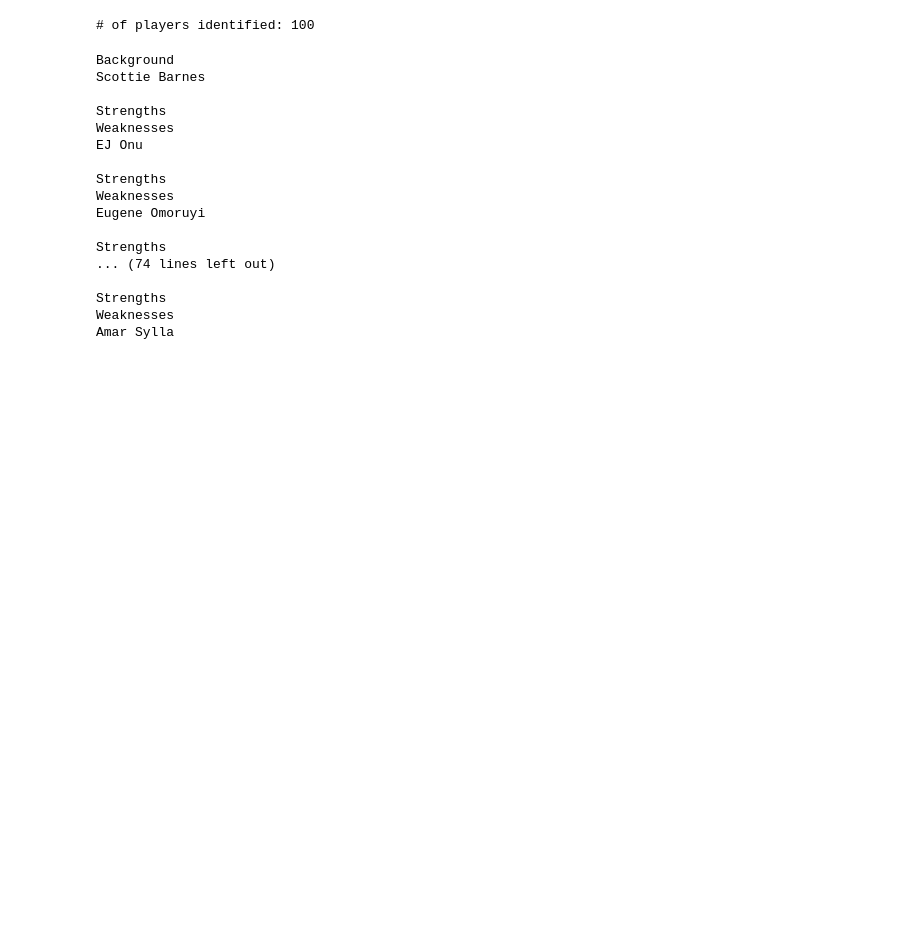
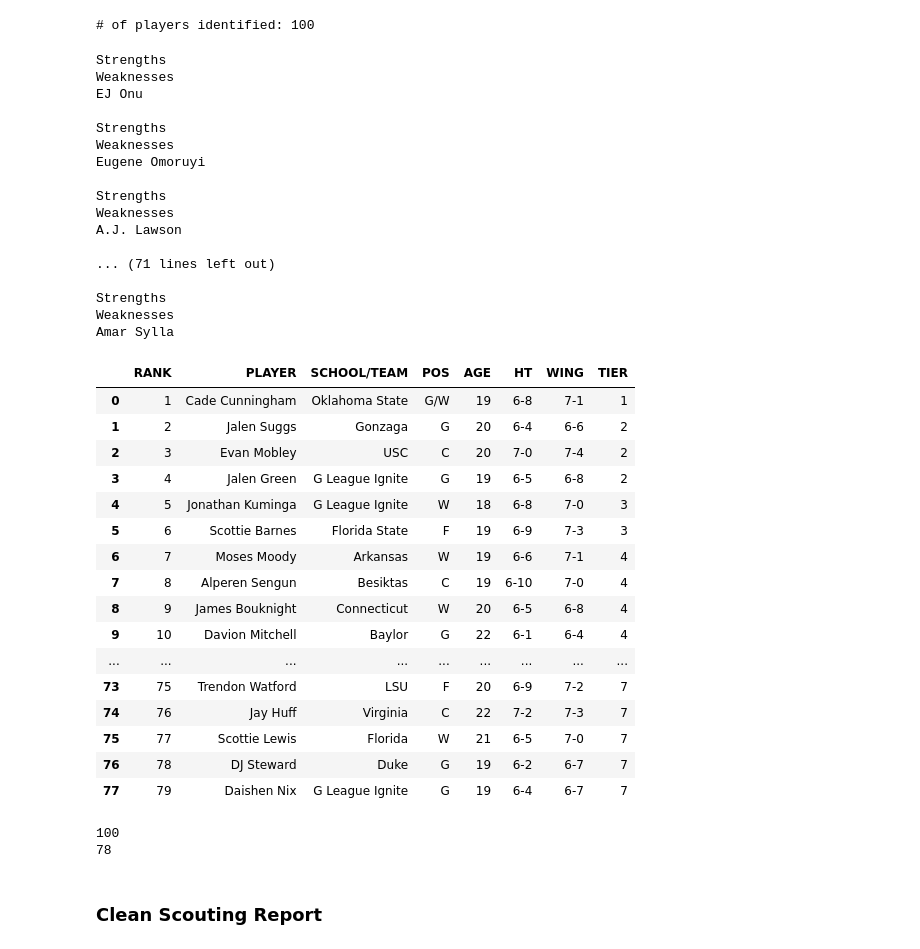
Before and after one commit to xulianrenzoku/decode-vecenie, a Jupyter notebook: data_processors/process_data_2021.ipynb, the cells around one changed output. Saved outputs shown, nothing was run; the diff lists cells and outputs as text; code cells hidden in the pictures; blank space fills up the shorter version.

```diff
--- a/data_processors/process_data_2021.ipynb
+++ b/data_processors/process_data_2021.ipynb
@@ -205,15 +203,18 @@ def check_categories(sc):
             print(cat)
             n_err += 1
     return n_err
+# %%
+# Minor Edit
+sr_dict['Scottie Barnes'][2] = 'Background '
 # %%
+players_removed = []
+
 for player in sr_dict.keys():
     if check_categories(sr_dict[player]) >= 1:
         print(player)
+        players_removed.append(player)
         print()
 # %% [output]
-Background
-Scottie Barnes
-
 Strengths
 Weaknesses
 EJ Onu
@@ -223,8 +224,45 @@ Weaknesses
 Eugene Omoruyi
 
 Strengths
-... (74 lines left out)
+Weaknesses
+A.J. Lawson
+
+... (71 lines left out)
 
 Strengths
 Weaknesses
 Amar Sylla
+# %%
+# Remove those players
+big_board = big_board[~big_board['PLAYER'].isin(players_removed)].reset_index()\
+                                                                 .drop('index', axis=1)
+big_board
+# %% [output]
+|  | RANK | PLAYER | SCHOOL/TEAM | POS | AGE | HT | WING | TIER |
+| 0 | 1 | Cade Cunningham | Oklahoma State | G/W | 19 | 6-8 | 7-1 | 1 |
+| 1 | 2 | Jalen Suggs | Gonzaga | G | 20 | 6-4 | 6-6 | 2 |
+| 2 | 3 | Evan Mobley | USC | C | 20 | 7-0 | 7-4 | 2 |
+| 3 | 4 | Jalen Green | G League Ignite | G | 19 | 6-5 | 6-8 | 2 |
+| 4 | 5 | Jonathan Kuminga | G League Ignite | W | 18 | 6-8 | 7-0 | 3 |
+| 5 | 6 | Scottie Barnes | Florida State | F | 19 | 6-9 | 7-3 | 3 |
+| 6 | 7 | Moses Moody | Arkansas | W | 19 | 6-6 | 7-1 | 4 |
+| 7 | 8 | Alperen Sengun | Besiktas | C | 19 | 6-10 | 7-0 | 4 |
+| 8 | 9 | James Bouknight | Connecticut | W | 20 | 6-5 | 6-8 | 4 |
+| 9 | 10 | Davion Mitchell | Baylor | G | 22 | 6-1 | 6-4 | 4 |
+| ... | ... | ... | ... | ... | ... | ... | ... | ... |
+| 73 | 75 | Trendon Watford | LSU | F | 20 | 6-9 | 7-2 | 7 |
+| 74 | 76 | Jay Huff | Virginia | C | 22 | 7-2 | 7-3 | 7 |
+| 75 | 77 | Scottie Lewis | Florida | W | 21 | 6-5 | 7-0 | 7 |
+| 76 | 78 | DJ Steward | Duke | G | 19 | 6-2 | 6-7 | 7 |
+| 77 | 79 | Daishen Nix | G League Ignite | G | 19 | 6-4 | 6-7 | 7 |
+# %%
+# Remove those players
+print(len(sr_dict))
+for player in players_removed:
+    del sr_dict[player]
+print(len(sr_dict))
+# %% [output]
+100
+78
+# %% [markdown]
+### Clean Scouting Report
```
Also changed, not shown: parts of 13 cells of this notebook.
